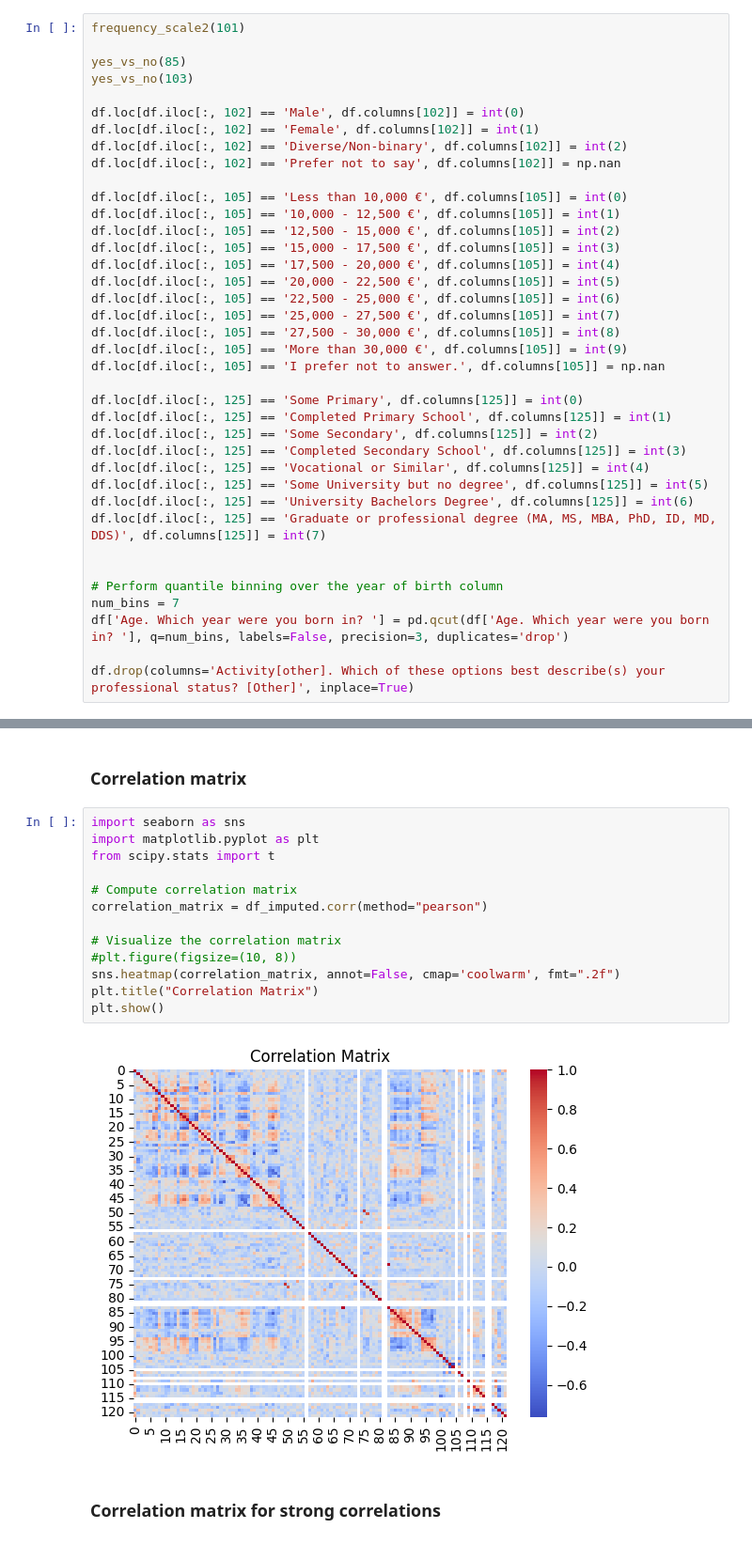
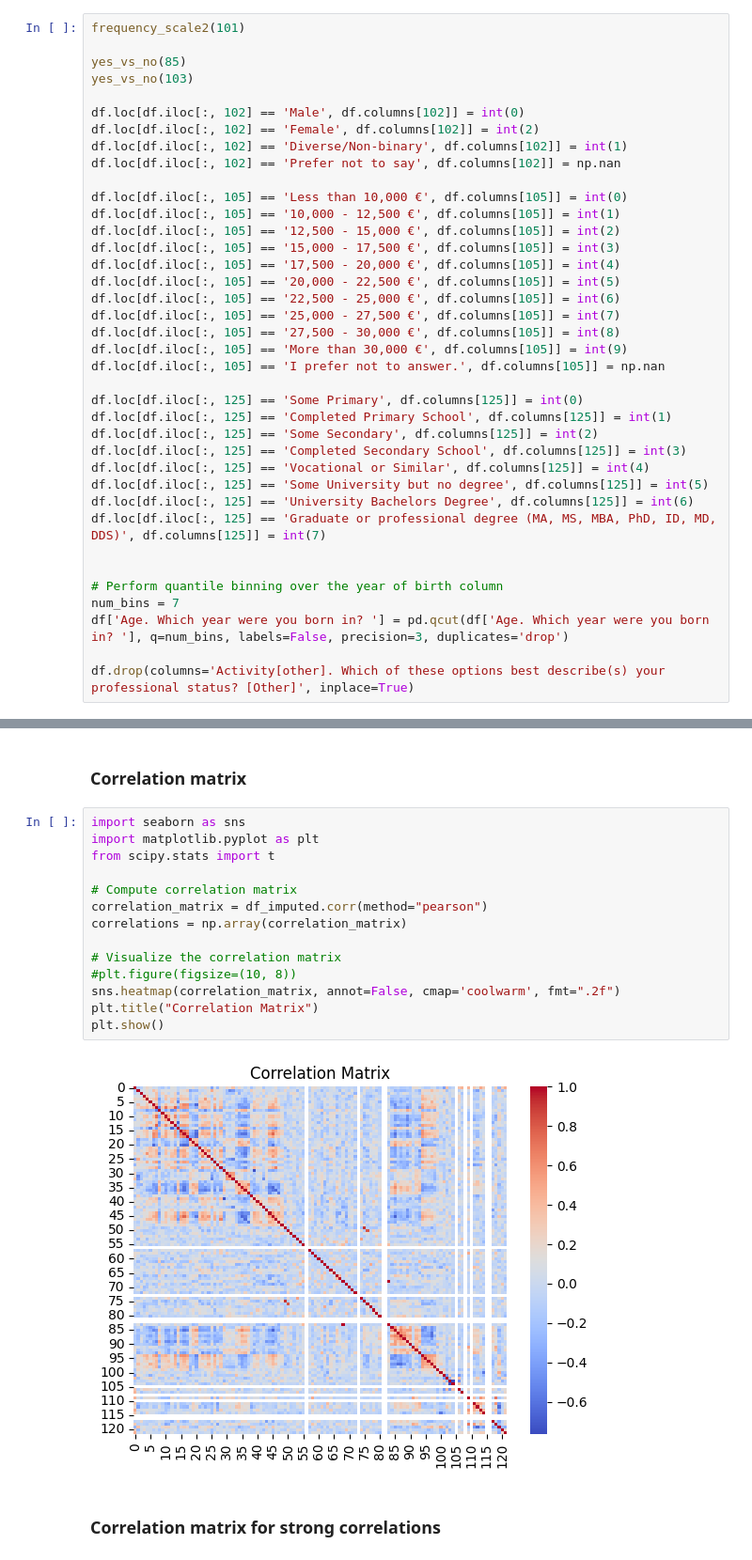
Before and after one commit to msokol99/Wellbeing-data-analysis, a Jupyter notebook: data-analysis.ipynb, the cells around one changed output, grey strips where cells are left out. Shown at 94% size. Cells and saved outputs as stored; diff of their text form.

```diff
--- a/data-analysis.ipynb
+++ b/data-analysis.ipynb
@@ -194,8 +241,8 @@ yes_vs_no(85)
 yes_vs_no(103)
 
 df.loc[df.iloc[:, 102] == 'Male', df.columns[102]] = int(0)
-df.loc[df.iloc[:, 102] == 'Female', df.columns[102]] = int(1)
-df.loc[df.iloc[:, 102] == 'Diverse/Non-binary', df.columns[102]] = int(2)
+df.loc[df.iloc[:, 102] == 'Female', df.columns[102]] = int(2)
+df.loc[df.iloc[:, 102] == 'Diverse/Non-binary', df.columns[102]] = int(1)
 df.loc[df.iloc[:, 102] == 'Prefer not to say', df.columns[102]] = np.nan
 
 df.loc[df.iloc[:, 105] == 'Less than 10,000 €', df.columns[105]] = int(0)
@@ -272,18 +592,19 @@ df_imputed = pd.DataFrame(imputer.fit_transform(df), columns=df.columns)
 # %%
 import seaborn as sns
 import matplotlib.pyplot as plt
 from scipy.stats import t
 
 # Compute correlation matrix
 correlation_matrix = df_imputed.corr(method="pearson")
+correlations = np.array(correlation_matrix)
 
 # Visualize the correlation matrix
 #plt.figure(figsize=(10, 8))
 sns.heatmap(correlation_matrix, annot=False, cmap='coolwarm', fmt=".2f")
 plt.title("Correlation Matrix")
 plt.show()
 # %% [output]
-[figure, old version]
+[figure, new version]
 # %% [markdown]
 ### Correlation matrix for strong correlations
 # %%
```
Also changed, not shown: parts of 10 cells of this notebook, 13 other files.
